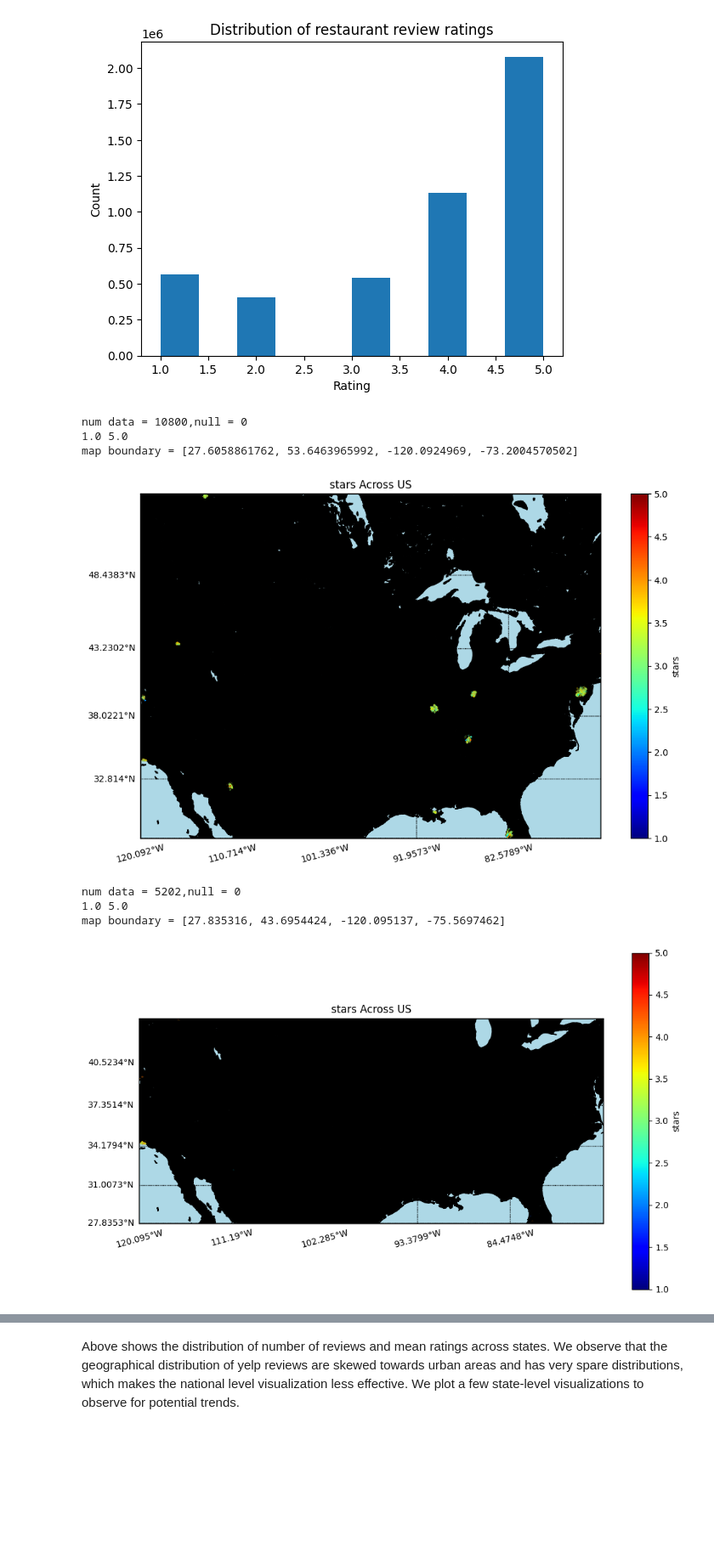
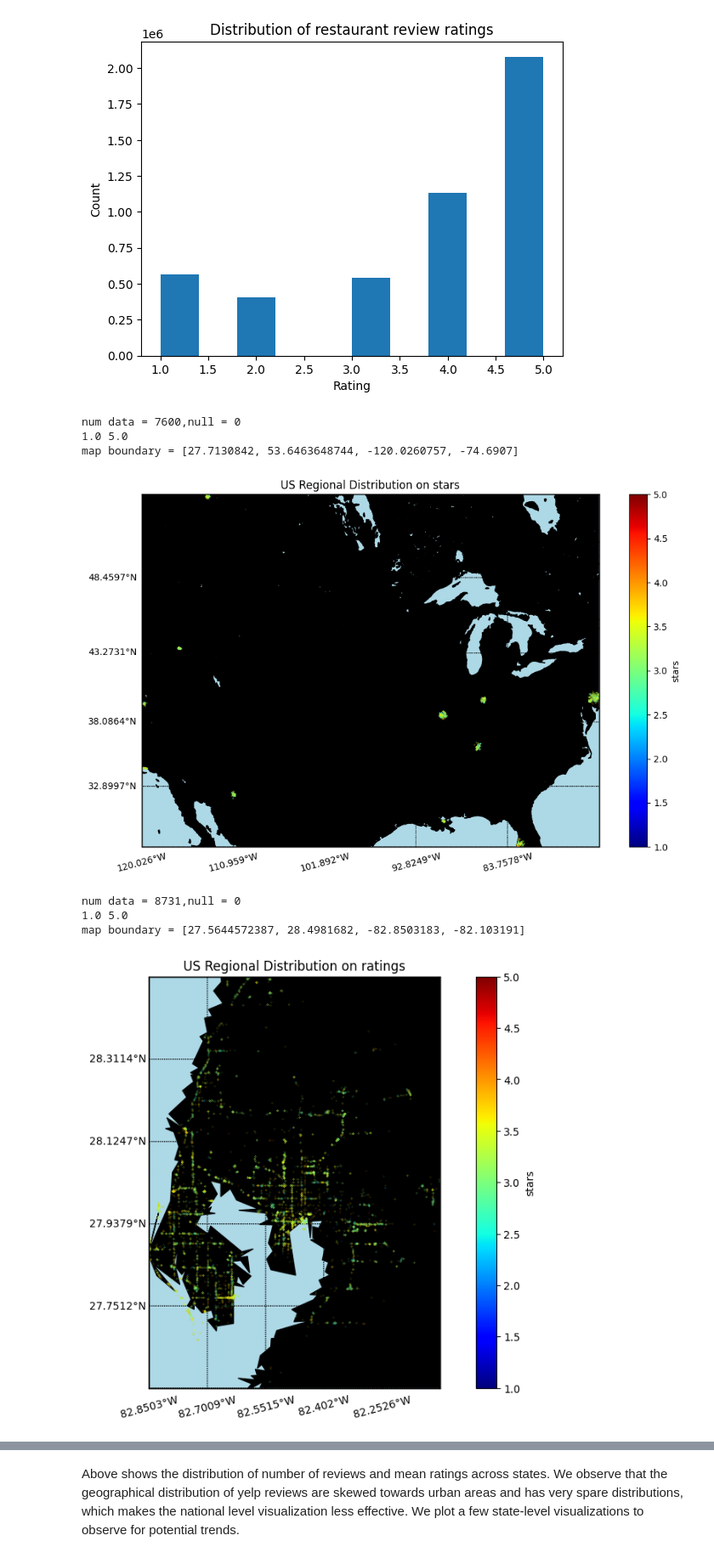
Before and after one commit to zihaohugh/SI-618-Final-Project, a Jupyter notebook: draft.ipynb, the cells around one changed output, grey strips where cells are left out. Shown: that part at 85% size. Saved outputs shown, nothing was run; the diff lists cells and outputs as text; code cells hidden in the pictures; blank space fills up the shorter version.

Commit message:
update visualization and dataset

```diff
--- a/draft.ipynb
+++ b/draft.ipynb
@@ -185,4 +210,4 @@ memory usage: 17.2+ MB
 # %%
 #convert string to dictionary
-business_df['hours'] = business_df['hours'].apply(
+restaurant_df['hours'] = restaurant_df['hours'].apply(
     lambda x: None if pd.isnull(x) else eval(x))
@@ -227,18 +258,18 @@ plt.ylabel('Count')
 Text(0, 0.5, 'Count')
 [figure]
 # %%
-plot_geomap(business_df, col = 'stars', task_name = 'stars', by_state = False)
+plot_geomap(restaurant_df, col = 'stars', task_name = 'stars', by_state = False)
 # %% [output]
-num data = 10800,null = 0
+num data = 7600,null = 0
 1.0 5.0
-map boundary = [27.6058861762, 53.6463965992, -120.0924969, -73.2004570502]
+map boundary = [27.7130842, 53.6463648744, -120.0260757, -74.6907]
-[figure, old version]
+[figure, new version]
 # %%
-state_df = business_df[business_df['state'] == 'FL']
-plot_geomap(state_df, col = 'stars', task_name = 'stars', by_state = False)
+state_df = restaurant_df[restaurant_df['state'] == 'FL']
+plot_geomap(state_df, col = 'stars', task_name = 'ratings', by_state = False)
 # %% [output]
-num data = 5202,null = 0
+num data = 8731,null = 0
 1.0 5.0
-map boundary = [27.835316, 43.6954424, -120.095137, -75.5697462]
+map boundary = [27.5644572387, 28.4981682, -82.8503183, -82.103191]
-[figure, old version]
+[figure, new version]
 # %%
```
Also changed, not shown: parts of 15 cells of this notebook, 1 other file.
